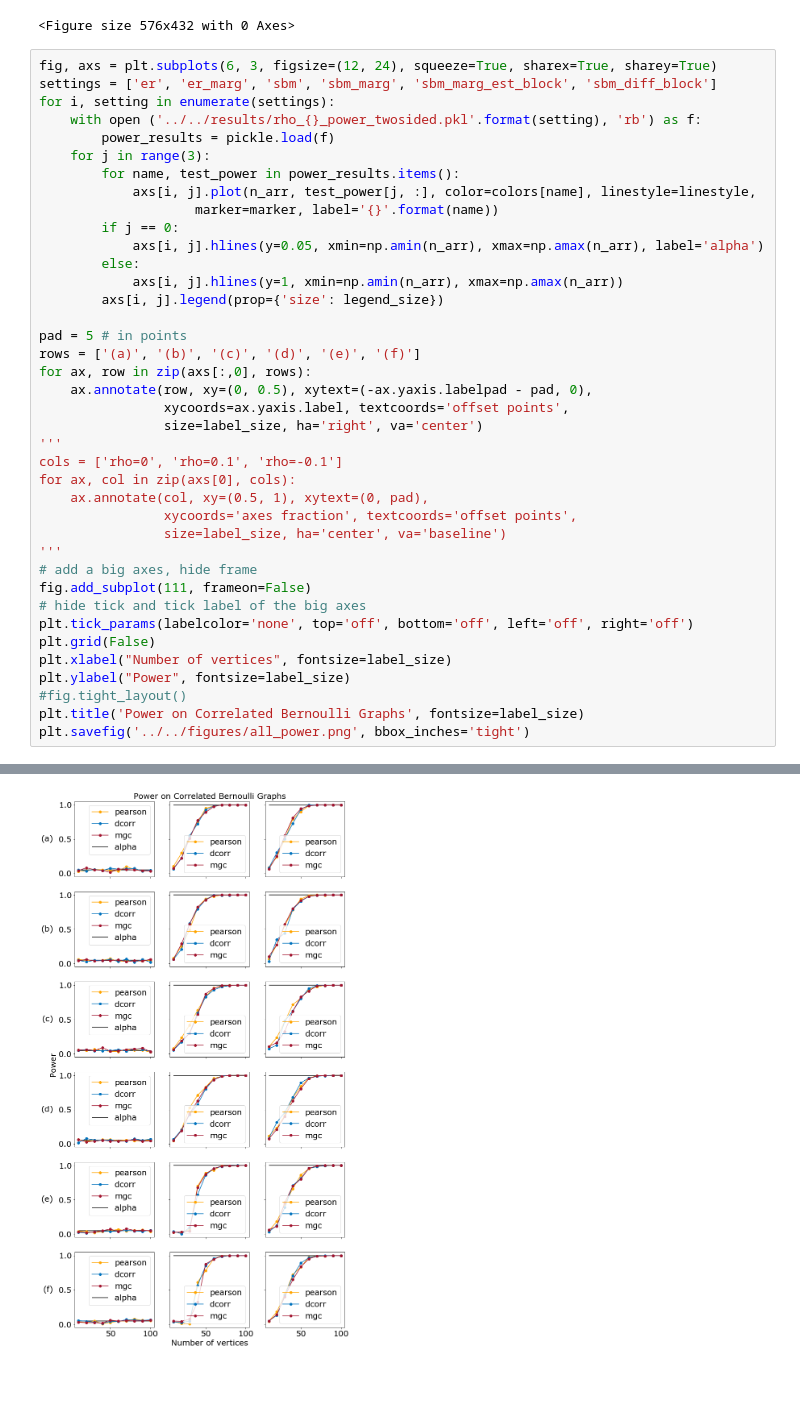
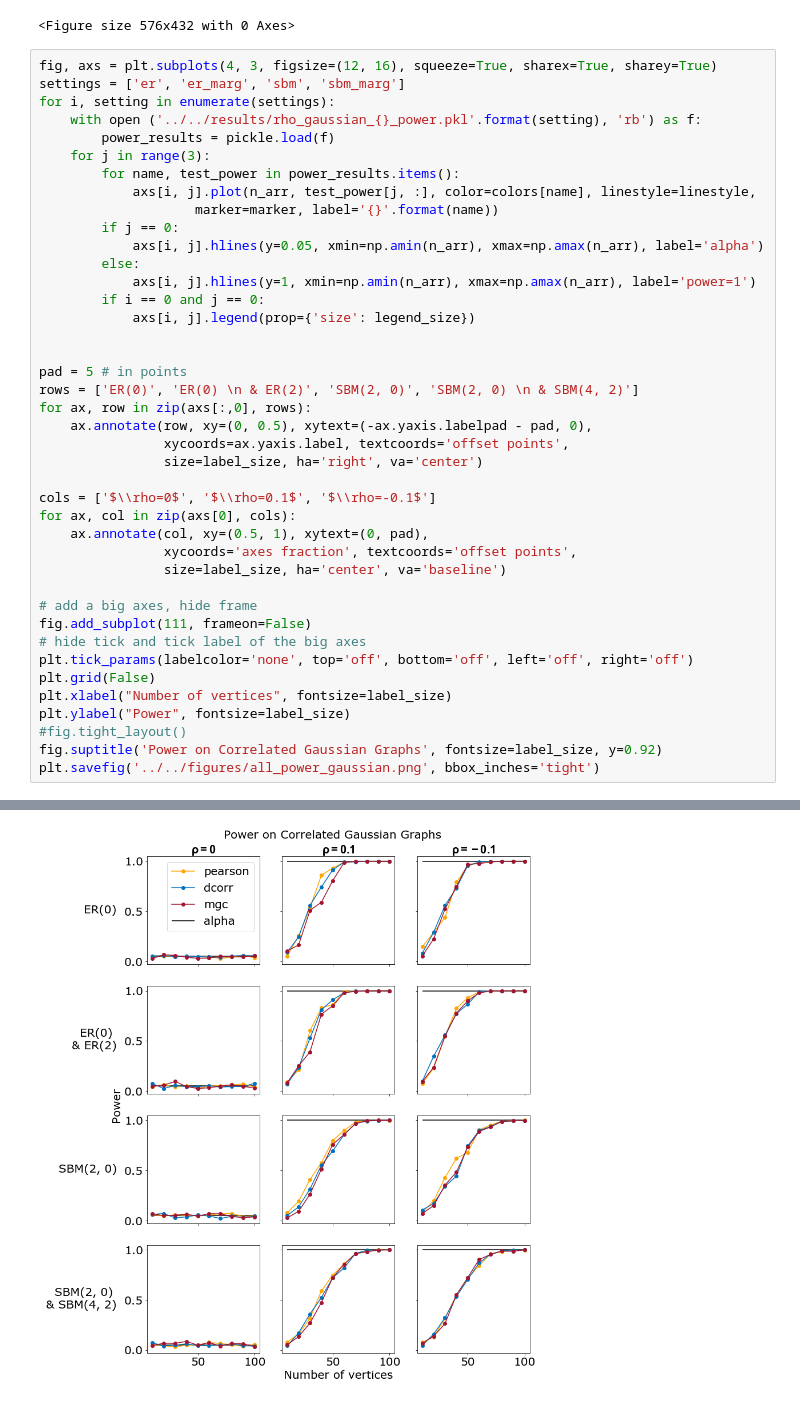
Before and after one commit to junhaobearxiong/graph_independence_test, a Jupyter notebook: notebooks/simulations/2019-03-13_simulation_plot_results.ipynb, the cells around one changed output, grey strips where cells are left out. Drawn from its saved outputs; the diff is of its cells as text.

```diff
--- a/notebooks/simulations/2019-03-13_simulation_plot_results.ipynb
+++ b/notebooks/simulations/2019-03-13_simulation_plot_results.ipynb
@@ -56,10 +70,10 @@ marker = 'o'
 # %% [output]
 <Figure size 576x432 with 0 Axes>
 # %%
-fig, axs = plt.subplots(6, 3, figsize=(12, 24), squeeze=True, sharex=True, sharey=True)
-settings = ['er', 'er_marg', 'sbm', 'sbm_marg', 'sbm_marg_est_block', 'sbm_diff_block']
+fig, axs = plt.subplots(4, 3, figsize=(12, 16), squeeze=True, sharex=True, sharey=True)
+settings = ['er', 'er_marg', 'sbm', 'sbm_marg']
 for i, setting in enumerate(settings):
-    with open ('../../results/rho_{}_power_twosided.pkl'.format(setting), 'rb') as f:
+    with open ('../../results/rho_gaussian_{}_power.pkl'.format(setting), 'rb') as f:
         power_results = pickle.load(f)
     for j in range(3):
         for name, test_power in power_results.items():
@@ -68,39 +82,41 @@ for i, setting in enumerate(settings):
         if j == 0:
             axs[i, j].hlines(y=0.05, xmin=np.amin(n_arr), xmax=np.amax(n_arr), label='alpha')
         else:
-            axs[i, j].hlines(y=1, xmin=np.amin(n_arr), xmax=np.amax(n_arr))
-        axs[i, j].legend(prop={'size': legend_size})
+            axs[i, j].hlines(y=1, xmin=np.amin(n_arr), xmax=np.amax(n_arr), label='power=1')
+        if i == 0 and j == 0:
+            axs[i, j].legend(prop={'size': legend_size})
+
 
 pad = 5 # in points
-rows = ['(a)', '(b)', '(c)', '(d)', '(e)', '(f)']
+rows = ['ER(0)', 'ER(0) \n & ER(2)', 'SBM(2, 0)', 'SBM(2, 0) \n & SBM(4, 2)']
 for ax, row in zip(axs[:,0], rows):
     ax.annotate(row, xy=(0, 0.5), xytext=(-ax.yaxis.labelpad - pad, 0),
                 xycoords=ax.yaxis.label, textcoords='offset points',
                 size=label_size, ha='right', va='center')
-'''
-cols = ['rho=0', 'rho=0.1', 'rho=-0.1']
+
+cols = ['$\\rho=0$', '$\\rho=0.1$', '$\\rho=-0.1$']
 for ax, col in zip(axs[0], cols):
     ax.annotate(col, xy=(0.5, 1), xytext=(0, pad),
                 xycoords='axes fraction', textcoords='offset points',
                 size=label_size, ha='center', va='baseline')
-'''
+
 # add a big axes, hide frame
 fig.add_subplot(111, frameon=False)
 # hide tick and tick label of the big axes
 plt.tick_params(labelcolor='none', top='off', bottom='off', left='off', right='off')
 plt.grid(False)
 plt.xlabel("Number of vertices", fontsize=label_size)
 plt.ylabel("Power", fontsize=label_size)
 #fig.tight_layout()
-plt.title('Power on Correlated Bernoulli Graphs', fontsize=label_size)
-plt.savefig('../../figures/all_power.png', bbox_inches='tight')
+fig.suptitle('Power on Correlated Gaussian Graphs', fontsize=label_size, y=0.92)
+plt.savefig('../../figures/all_power_gaussian.png', bbox_inches='tight')
 # %% [output]
 Passing one of 'on', 'true', 'off', 'false' as a boolean is deprecated; use an actual boolean (True/False) instead.
   warn_deprecated("2.2", "Passing one of 'on', 'true', 'off', 'false' as a "
 Passing one of 'on', 'true', 'off', 'false' as a boolean is deprecated; use an actual boolean (True/False) instead.
   warn_deprecated("2.2", "Passing one of 'on', 'true', 'off', 'false' as a "
 Passing one of 'on', 'true', 'off', 'false' as a boolean is deprecated; use an actual boolean (True/False) instead.
   warn_deprecated("2.2", "Passing one of 'on', 'true', 'off', 'false' as a "
 Passing one of 'on', 'true', 'off', 'false' as a boolean is deprecated; use an actual boolean (True/False) instead.
   warn_deprecated("2.2", "Passing one of 'on', 'true', 'off', 'false' as a "
-[figure, old version]
+[figure, new version]
```
Also changed, not shown: parts of 26 cells of this notebook, 5 other files.
